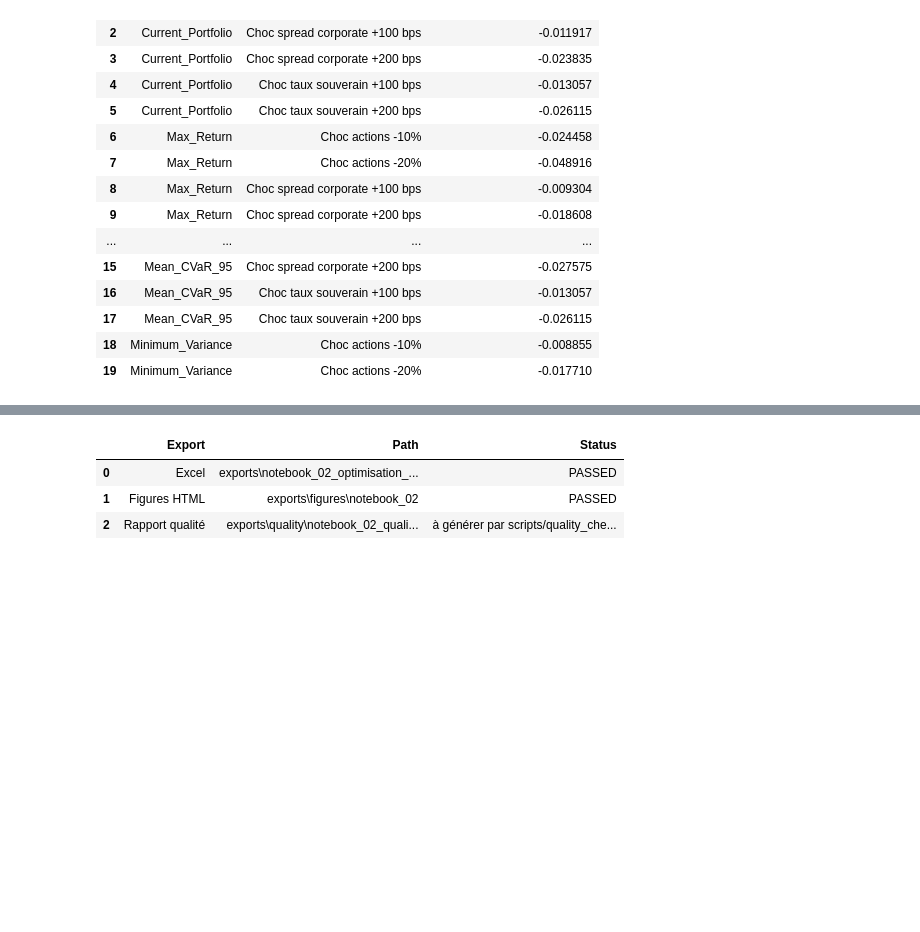
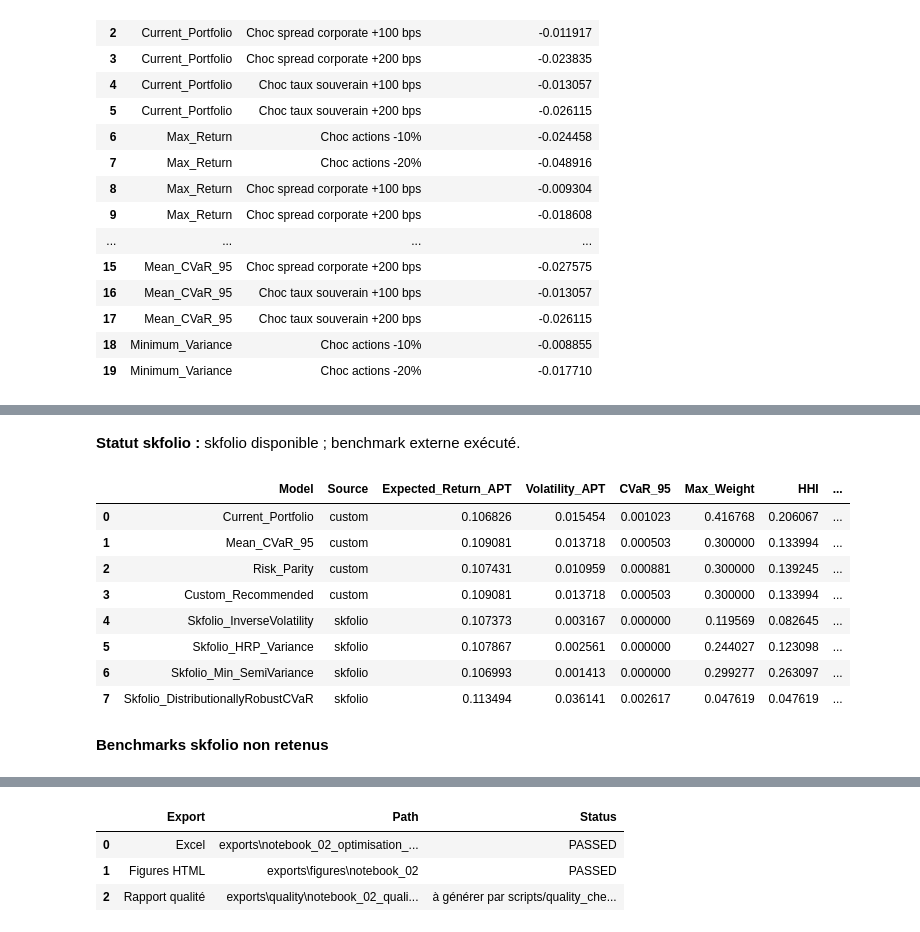
Before and after one commit to Houssem-Hkiri/Optimisation-Maghrebia, a Jupyter notebook: notebooks/02_optimisation_portefeuille.ipynb, the cells around one changed output, grey strips where cells are left out. Cells and saved outputs as stored; diff of their text form; code cells hidden in the pictures; blank space fills up the shorter version.

```diff
--- a/notebooks/02_optimisation_portefeuille.ipynb
+++ b/notebooks/02_optimisation_portefeuille.ipynb
@@ -519,0 +560,80 @@ display(Stress_Tests_Display.head(20))
+# %%
+Skfolio_Benchmark_Weights, Skfolio_Benchmark_Metrics, Skfolio_Status = run_skfolio_benchmarks(
+    Returns_Historical,
+    mu_APT,
+    Sigma_APT,
+    mu_APT.index.astype(str).tolist(),
+    current_weights,
+    CONFIG,
+    universe,
+    context,
+    Regulatory_Constraints_Map,
+    float(data["rf_annual"]),
+)
+
+custom_comparison = Optimization_Comparison.loc[
+    Optimization_Comparison["portfolio_name"].isin(["Current_Portfolio", recommended_name, "Mean_CVaR_95", "Risk_Parity"]),
+    ["portfolio_name", "expected_return_APT", "volatility_APT", "cvar_95_historical", "herfindahl_index", "turnover", "regulatory_status"],
+].copy()
+custom_comparison = custom_comparison.rename(columns={
+    "portfolio_name": "Model",
+    "expected_return_APT": "Expected_Return_APT",
+    "volatility_APT": "Volatility_APT",
+    "cvar_95_historical": "CVaR_95",
+    "herfindahl_index": "HHI",
+    "turnover": "Turnover_vs_Current",
+    "regulatory_status": "Regulatory_Status",
+})
+custom_comparison["Source"] = "custom"
+custom_comparison["Max_Weight"] = custom_comparison["Model"].map({k: float(np.asarray(v).max()) for k, v in portfolios.items()})
+custom_comparison["Comment"] = np.where(
+    custom_comparison["Model"].eq(recommended_name),
+    "Portefeuille recommandé par scoring multicritère interne.",
+    "Portefeuille issu du moteur interne validé.",
+)
+recommended_alias = custom_comparison.loc[custom_comparison["Model"].eq(recommended_name)].copy()
+if not recommended_alias.empty:
+    recommended_alias["Model"] = "Custom_Recommended"
+    recommended_alias["Comment"] = "Portefeuille recommandé par scoring multicritère interne."
+    custom_comparison = pd.concat([custom_comparison, recommended_alias], ignore_index=True)
+
+comparison_cols = ["Model", "Source", "Expected_Return_APT", "Volatility_APT", "CVaR_95", "Max_Weight", "HHI", "Turnover_vs_Current", "Regulatory_Status", "Comment"]
+skfolio_success = Skfolio_Benchmark_Metrics.loc[Skfolio_Benchmark_Metrics["Status"].eq("PASSED")].copy()
+skfolio_not_retained = Skfolio_Benchmark_Metrics.loc[~Skfolio_Benchmark_Metrics["Status"].eq("PASSED")].copy()
+Custom_vs_Skfolio_Comparison = pd.concat(
+    [custom_comparison[comparison_cols], skfolio_success[[c for c in comparison_cols if c in skfolio_success.columns]]],
+    ignore_index=True,
+    sort=False,
+)
+status_message = str(Skfolio_Status["Message"].iloc[0])
+if skfolio_success.empty:
+    status_message = status_message + " Les feuilles de statut sont exportées et le moteur interne reste la référence."
+
+skfolio_top_weights = pd.DataFrame(columns=["Model", "Asset", "Weight", "asset_name", "asset_class"])
+if not Skfolio_Benchmark_Weights.empty:
+    skfolio_top_weights = Skfolio_Benchmark_Weights.merge(
+        universe[["asset_id", "asset_name", "asset_class"]],
+        left_on="Asset",
+        right_on="asset_id",
+        how="left",
+    )
+    skfolio_top_weights["asset_name"] = skfolio_top_weights["asset_name"].fillna(skfolio_top_weights["Asset"])
+    skfolio_top_weights = skfolio_top_weights.sort_values(["Model", "Weight"], ascending=[True, False]).groupby("Model", as_index=False).head(10)
+
+display(Markdown(f"**Statut skfolio :** {status_message}"))
+display(Custom_vs_Skfolio_Comparison)
+if not skfolio_not_retained.empty:
+    display(Markdown("**Benchmarks skfolio non retenus**"))
+    display(skfolio_not_retained[[c for c in ["Model", "Status", "Regulatory_Status", "Reason", "Comment"] if c in skfolio_not_retained.columns]])
+# %% [output]
+**Statut skfolio :** skfolio disponible ; benchmark externe exécuté.
+|  | Model | Source | Expected_Return_APT | Volatility_APT | CVaR_95 | Max_Weight | HHI | ... |
+| 0 | Current_Portfolio | custom | 0.106826 | 0.015454 | 0.001023 | 0.416768 | 0.206067 | ... |
+| 1 | Mean_CVaR_95 | custom | 0.109081 | 0.013718 | 0.000503 | 0.300000 | 0.133994 | ... |
+| 2 | Risk_Parity | custom | 0.107431 | 0.010959 | 0.000881 | 0.300000 | 0.139245 | ... |
+| 3 | Custom_Recommended | custom | 0.109081 | 0.013718 | 0.000503 | 0.300000 | 0.133994 | ... |
+| 4 | Skfolio_InverseVolatility | skfolio | 0.107373 | 0.003167 | 0.000000 | 0.119569 | 0.082645 | ... |
+| 5 | Skfolio_HRP_Variance | skfolio | 0.107867 | 0.002561 | 0.000000 | 0.244027 | 0.123098 | ... |
+| 6 | Skfolio_Min_SemiVariance | skfolio | 0.106993 | 0.001413 | 0.000000 | 0.299277 | 0.263097 | ... |
+| 7 | Skfolio_DistributionallyRobustCVaR | skfolio | 0.113494 | 0.036141 | 0.002617 | 0.047619 | 0.047619 | ... |
+**Benchmarks skfolio non retenus**
```
Also changed, not shown: parts of 31 cells of this notebook, 27 other files.
